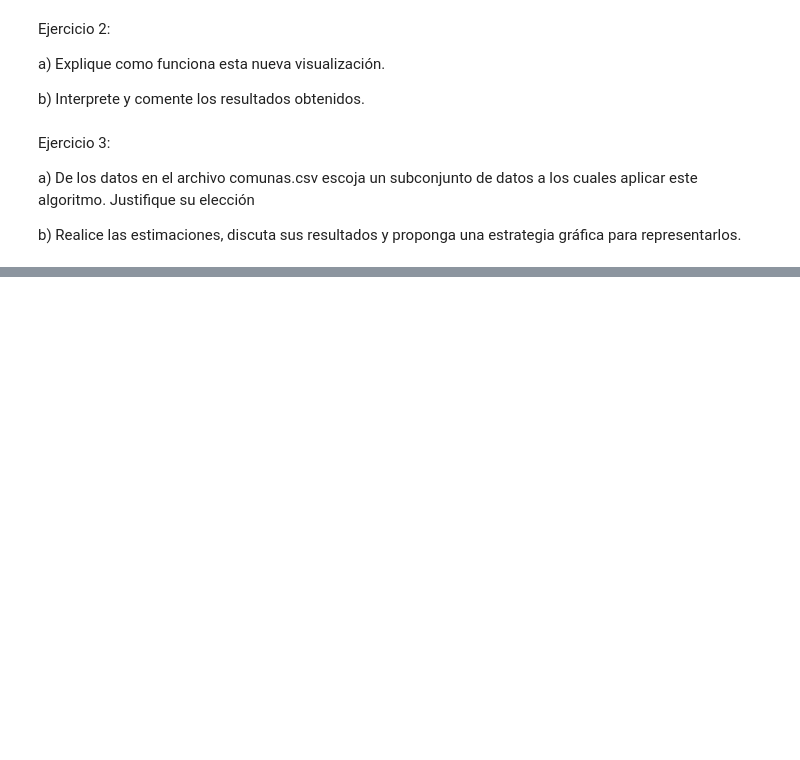
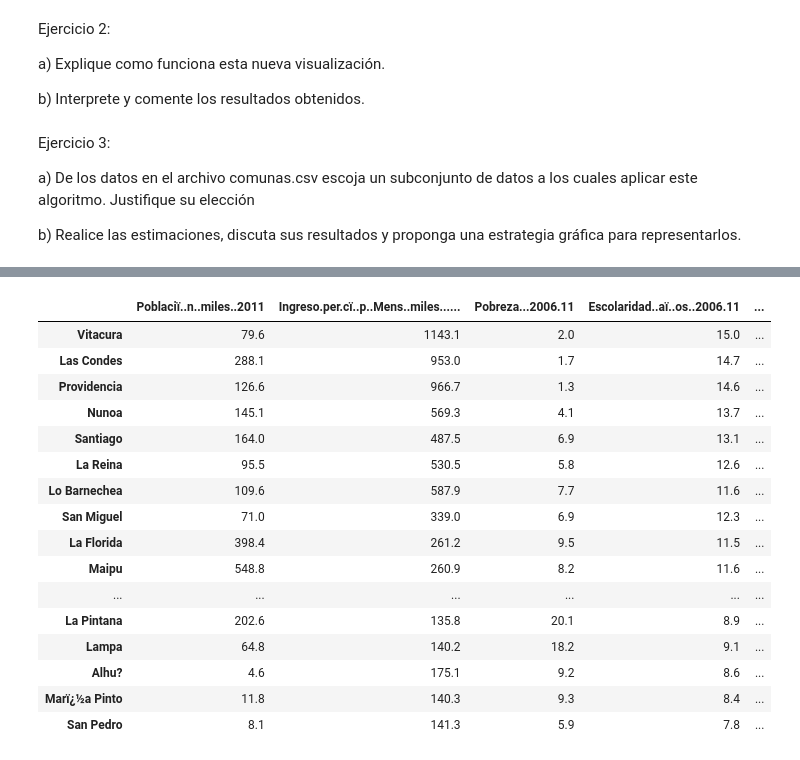
Before and after one commit to alexbgh1/INFO257_U2, a Jupyter notebook: clustering/Clustering_Notebook3.ipynb, the cells around one changed output, grey strips where cells are left out. Drawn from its saved outputs; the diff is of its cells as text; code cells hidden in the pictures; blank space fills up the shorter version.

```diff
--- a/clustering/Clustering_Notebook3.ipynb
+++ b/clustering/Clustering_Notebook3.ipynb
@@ -157,0 +201,20 @@ b) Realice las estimaciones, discuta sus resultados y proponga una estrategia gr
+# %%
+datos
+# %% [output]
+|  | Poblaciï..n..miles..2011 | Ingreso.per.cï..p..Mens..miles...... | Pobreza...2006.11 | Escolaridad..aï..os..2006.11 | ... |
+| Vitacura | 79.6 | 1143.1 | 2.0 | 15.0 | ... |
+| Las Condes | 288.1 | 953.0 | 1.7 | 14.7 | ... |
+| Providencia | 126.6 | 966.7 | 1.3 | 14.6 | ... |
+| Nunoa | 145.1 | 569.3 | 4.1 | 13.7 | ... |
+| Santiago | 164.0 | 487.5 | 6.9 | 13.1 | ... |
+| La Reina | 95.5 | 530.5 | 5.8 | 12.6 | ... |
+| Lo Barnechea | 109.6 | 587.9 | 7.7 | 11.6 | ... |
+| San Miguel | 71.0 | 339.0 | 6.9 | 12.3 | ... |
+| La Florida | 398.4 | 261.2 | 9.5 | 11.5 | ... |
+| Maipu | 548.8 | 260.9 | 8.2 | 11.6 | ... |
+| ... | ... | ... | ... | ... | ... |
+| La Pintana | 202.6 | 135.8 | 20.1 | 8.9 | ... |
+| Lampa | 64.8 | 140.2 | 18.2 | 9.1 | ... |
+| Alhu? | 4.6 | 175.1 | 9.2 | 8.6 | ... |
+| Marï¿½a Pinto | 11.8 | 140.3 | 9.3 | 8.4 | ... |
+| San Pedro | 8.1 | 141.3 | 5.9 | 7.8 | ... |
```
Also changed, not shown: parts of 7 cells of this notebook.
